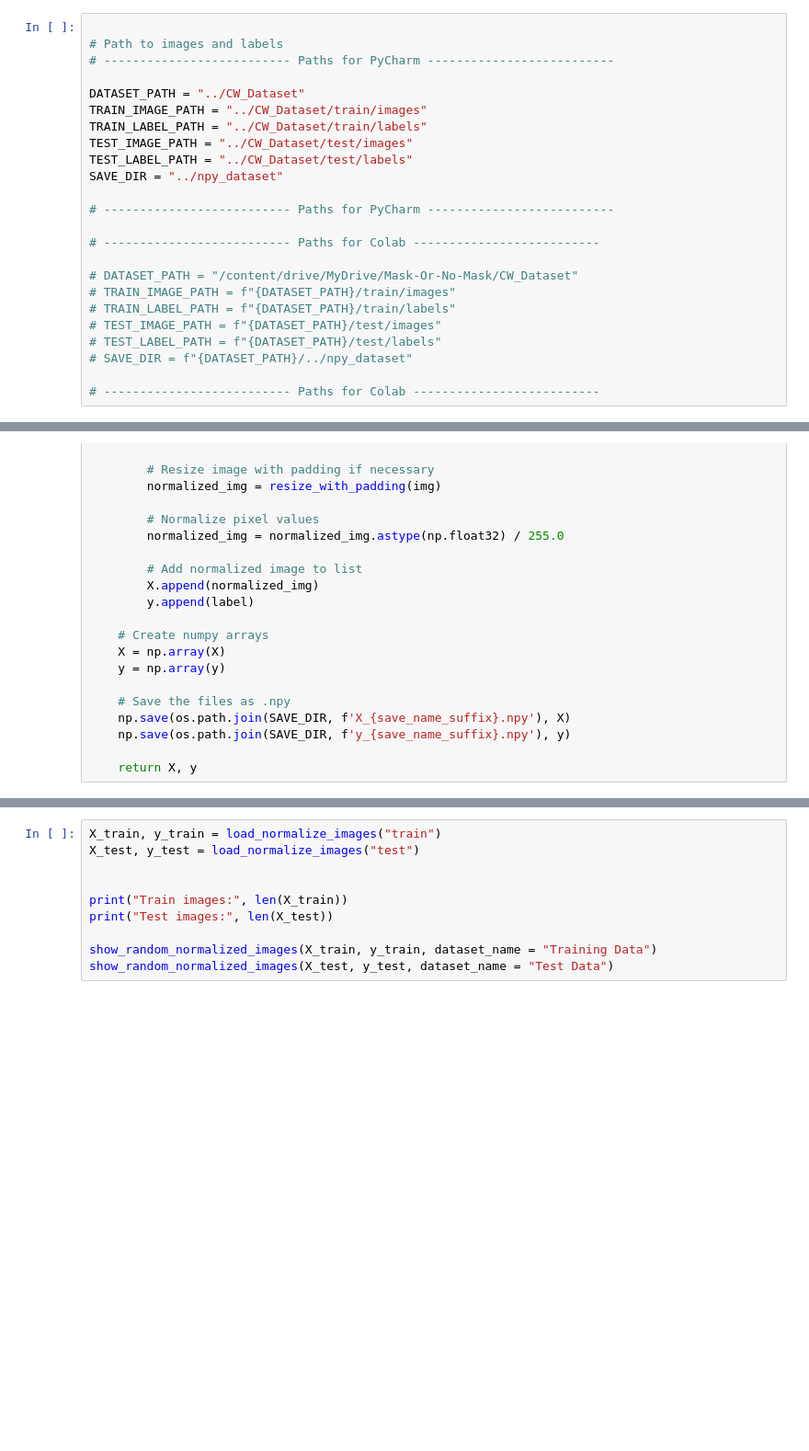
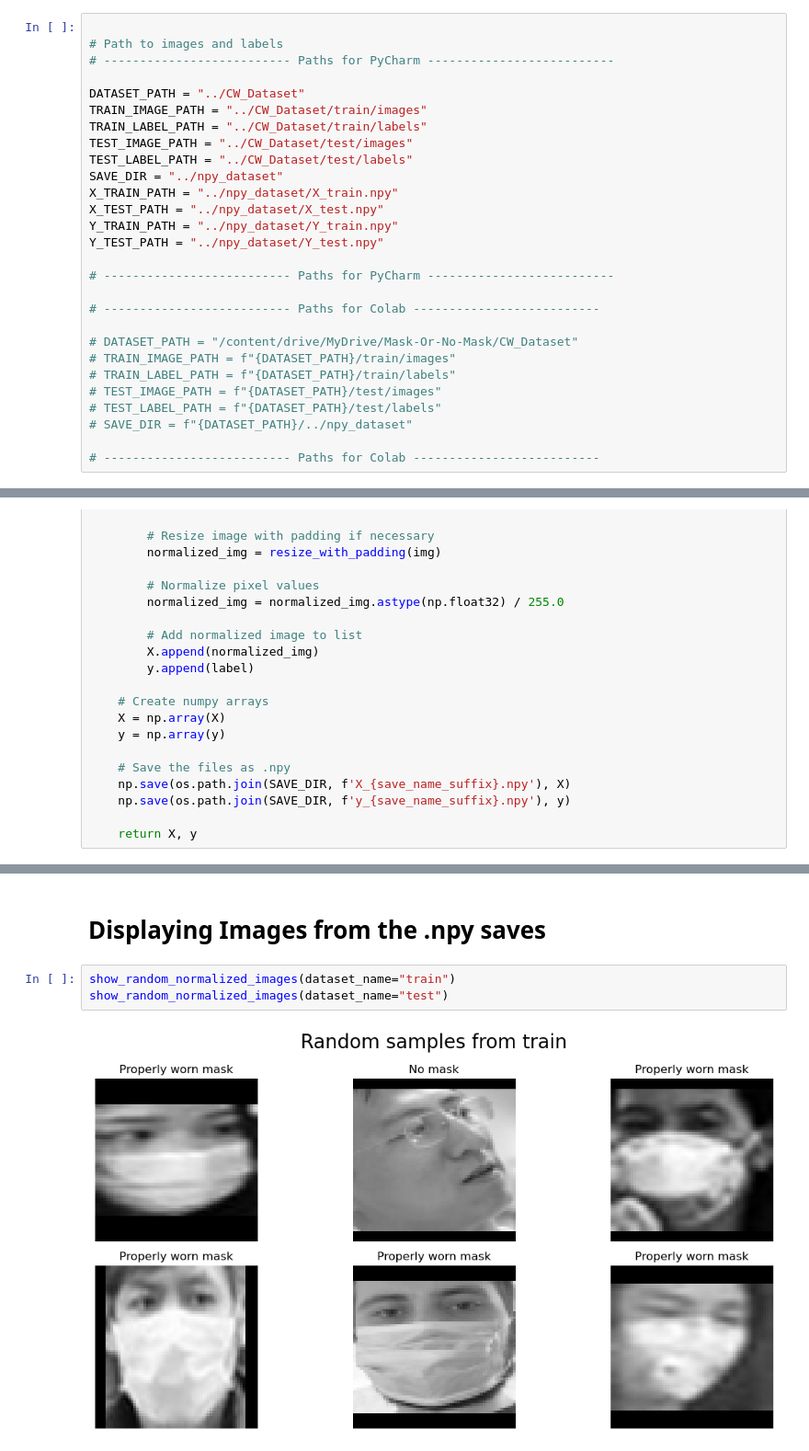
Before and after one commit to KPflitsch/Mask-Or-No-Mask, a Jupyter notebook: Code/Visualise_Normalize_Dataset.ipynb, the cells around one changed output, grey strips where cells are left out. Shown: that part at 92% size. Cells and saved outputs as stored; diff of their text form; blank space fills up the shorter version.

Commit message:
Modified show random normalized to display images from numpy array rather than the images themselves

```diff
--- a/Code/Visualise_Normalize_Dataset.ipynb
+++ b/Code/Visualise_Normalize_Dataset.ipynb
@@ -25,6 +35,10 @@ TRAIN_LABEL_PATH = "../CW_Dataset/train/labels"
 TEST_IMAGE_PATH = "../CW_Dataset/test/images"
 TEST_LABEL_PATH = "../CW_Dataset/test/labels"
 SAVE_DIR = "../npy_dataset"
+X_TRAIN_PATH = "../npy_dataset/X_train.npy"
+X_TEST_PATH = "../npy_dataset/X_test.npy"
+Y_TRAIN_PATH = "../npy_dataset/Y_train.npy"
+Y_TEST_PATH = "../npy_dataset/Y_test.npy"
 
 # -------------------------- Paths for PyCharm --------------------------
 
@@ -291,10 +331,7 @@ def show_random_normalized_images(X, y, label_map = None, num_samples = 6, datas
+# %% [markdown]
+# Displaying Images from the .npy saves
 # %%
-X_train, y_train = load_normalize_images("train")
-X_test, y_test = load_normalize_images("test")
-
-
-print("Train images:", len(X_train))
-print("Test images:", len(X_test))
-
-show_random_normalized_images(X_train, y_train, dataset_name = "Training Data")
-show_random_normalized_images(X_test, y_test, dataset_name = "Test Data")
+show_random_normalized_images(dataset_name="train")
+show_random_normalized_images(dataset_name="test")
+# %% [output]
+[figure, added]
```
Also changed, not shown: parts of 14 cells of this notebook.
